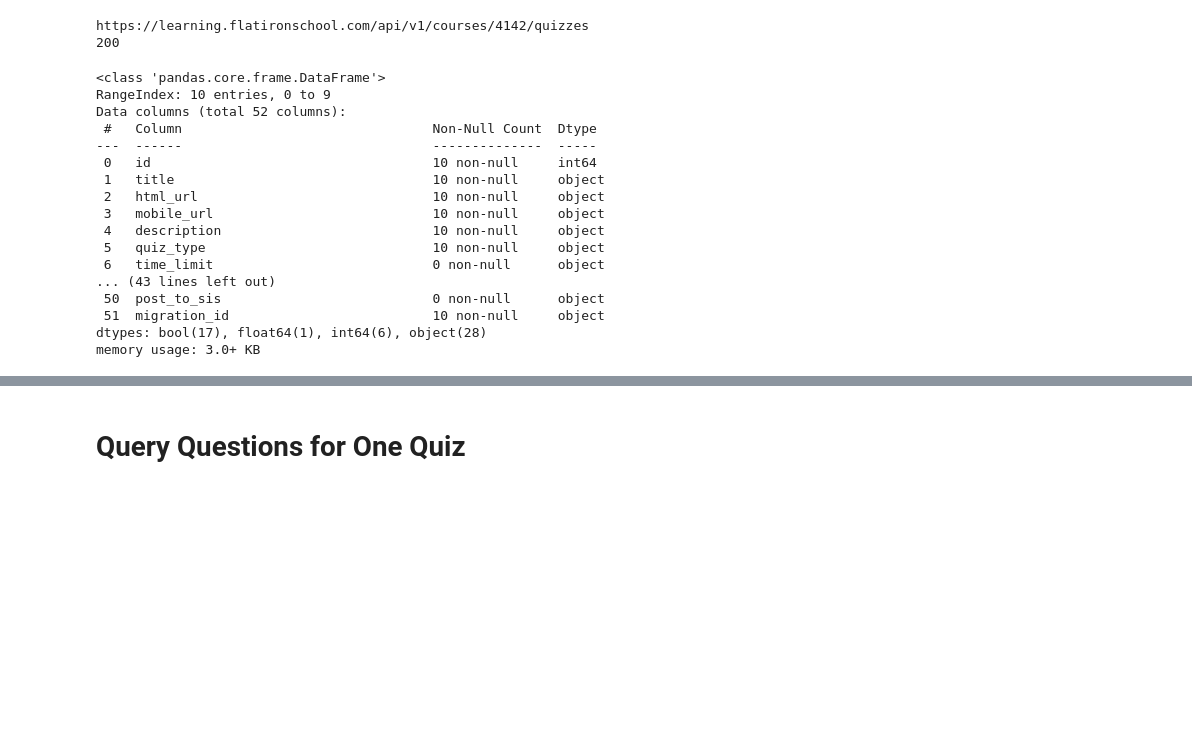
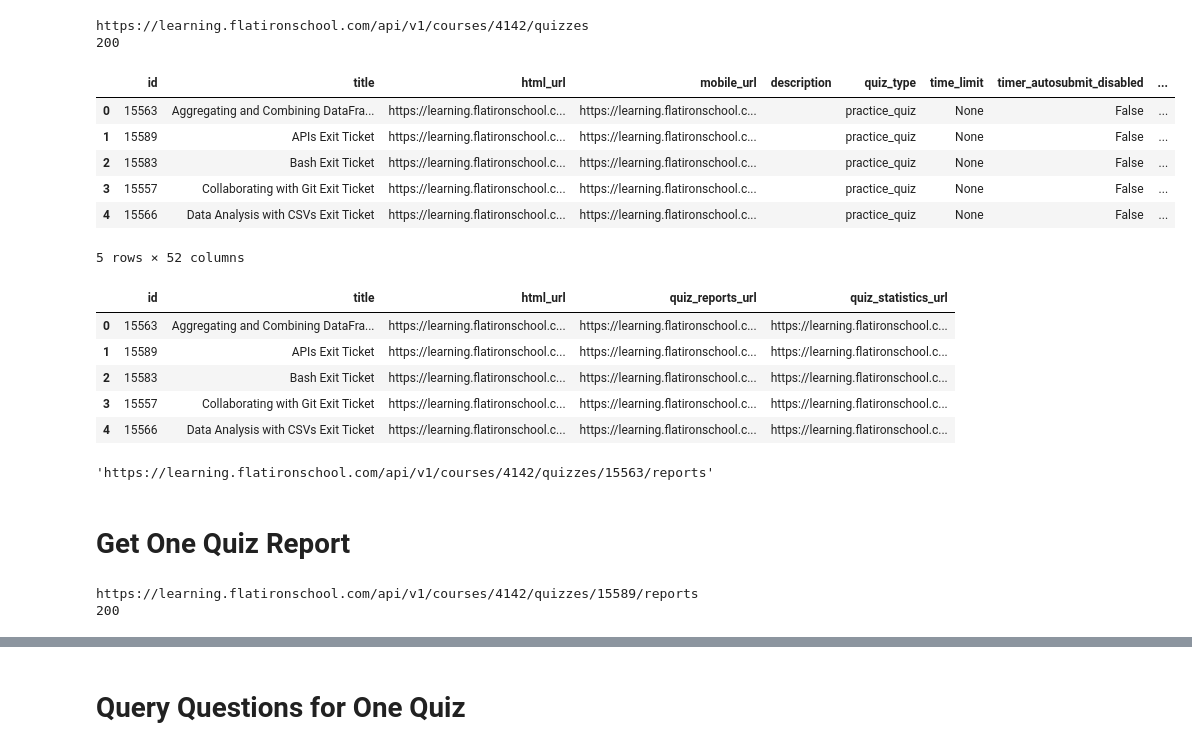
Before and after one commit to flatiron-school/ds-exit-tickets, a Jupyter notebook: Exit Tickets Exploration.ipynb, the cells around one changed output, grey strips where cells are left out. Saved outputs shown, nothing was run; the diff lists cells and outputs as text; code cells hidden in the pictures; blank space fills up the shorter version.

```diff
--- a/Exit Tickets Exploration.ipynb
+++ b/Exit Tickets Exploration.ipynb
@@ -47,24 +48,50 @@ https://learning.flatironschool.com/api/v1/courses/4142/quizzes
 200
 # %%
 quizzes = pd.DataFrame(response.json())
-quizzes.info()
+quizzes.head()
 # %% [output]
+|  | id | title | html_url | mobile_url | description | quiz_type | time_limit | timer_autosubmit_disabled | ... |
+| 0 | 15563 | Aggregating and Combining DataFra... | https://learning.flatironschool.c... | https://learning.flatironschool.c... |  | practice_quiz | None | False | ... |
+| 1 | 15589 | APIs Exit Ticket | https://learning.flatironschool.c... | https://learning.flatironschool.c... |  | practice_quiz | None | False | ... |
+| 2 | 15583 | Bash Exit Ticket | https://learning.flatironschool.c... | https://learning.flatironschool.c... |  | practice_quiz | None | False | ... |
+| 3 | 15557 | Collaborating with Git Exit Ticket | https://learning.flatironschool.c... | https://learning.flatironschool.c... |  | practice_quiz | None | False | ... |
+| 4 | 15566 | Data Analysis with CSVs Exit Ticket | https://learning.flatironschool.c... | https://learning.flatironschool.c... |  | practice_quiz | None | False | ... |
-<class 'pandas.core.frame.DataFrame'>
-RangeIndex: 10 entries, 0 to 9
-Data columns (total 52 columns):
- #   Column                                Non-Null Count  Dtype
----  ------                                --------------  -----
- 0   id                                    10 non-null     int64
- 1   title                                 10 non-null     object
- 2   html_url                              10 non-null     object
- 3   mobile_url                            10 non-null     object
- 4   description                           10 non-null     object
- 5   quiz_type                             10 non-null     object
- 6   time_limit                            0 non-null      object
-... (43 lines left out)
- 50  post_to_sis                           0 non-null      object
- 51  migration_id                          10 non-null     object
-dtypes: bool(17), float64(1), int64(6), object(28)
-memory usage: 3.0+ KB
+5 rows × 52 columns
 # %%
 exit_ticket_quiz_info = quizzes[['id', 'title', 'html_url', 'quiz_reports_url', 'quiz_statistics_url']]
+exit_ticket_quiz_info.head()
+# %% [output]
+|  | id | title | html_url | quiz_reports_url | quiz_statistics_url |
+| 0 | 15563 | Aggregating and Combining DataFra... | https://learning.flatironschool.c... | https://learning.flatironschool.c... | https://learning.flatironschool.c... |
+| 1 | 15589 | APIs Exit Ticket | https://learning.flatironschool.c... | https://learning.flatironschool.c... | https://learning.flatironschool.c... |
+| 2 | 15583 | Bash Exit Ticket | https://learning.flatironschool.c... | https://learning.flatironschool.c... | https://learning.flatironschool.c... |
+| 3 | 15557 | Collaborating with Git Exit Ticket | https://learning.flatironschool.c... | https://learning.flatironschool.c... | https://learning.flatironschool.c... |
+| 4 | 15566 | Data Analysis with CSVs Exit Ticket | https://learning.flatironschool.c... | https://learning.flatironschool.c... | https://learning.flatironschool.c... |
+# %%
+exit_ticket_quiz_info['quiz_reports_url'][0]
+# %% [output]
+'https://learning.flatironschool.com/api/v1/courses/4142/quizzes/15563/reports'
+# %% [markdown]
+# Get One Quiz Report
+# %%
+# Generate reports
+api = 'https://learning.flatironschool.com/api/v1/courses'
+course_id = 4142
+quiz_id = 15589
+endpoint = '/{}/quizzes/{}/reports'.format(course_id, quiz_id)
+
+url = api + endpoint
+print(url)
+
+headers = {
+    'Authorization': 'Bearer ' + ACCESS_TOKEN
+}
+
+url_params = {
+    'quiz_report[report_type]': 'student_analysis',
+}
+response = requests.post(url, headers=headers, params=url_params)
+print(response.status_code)
+# %% [output]
+https://learning.flatironschool.com/api/v1/courses/4142/quizzes/15589/reports
+200
```
Also changed, not shown: parts of 10 cells of this notebook.
